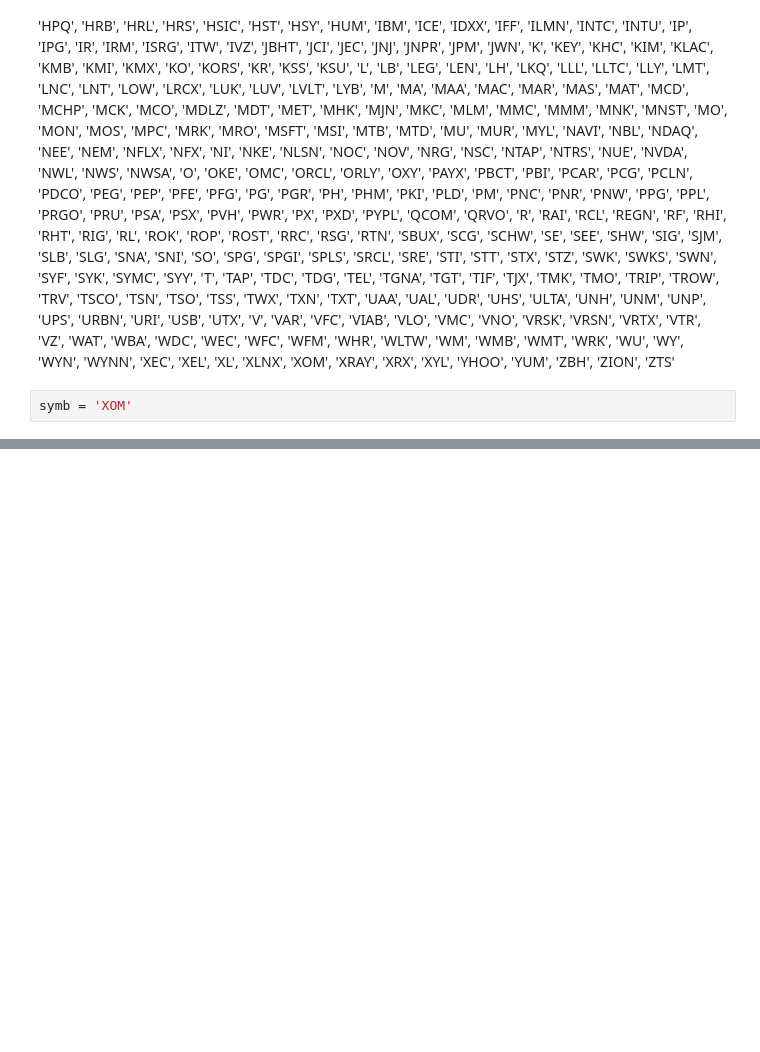
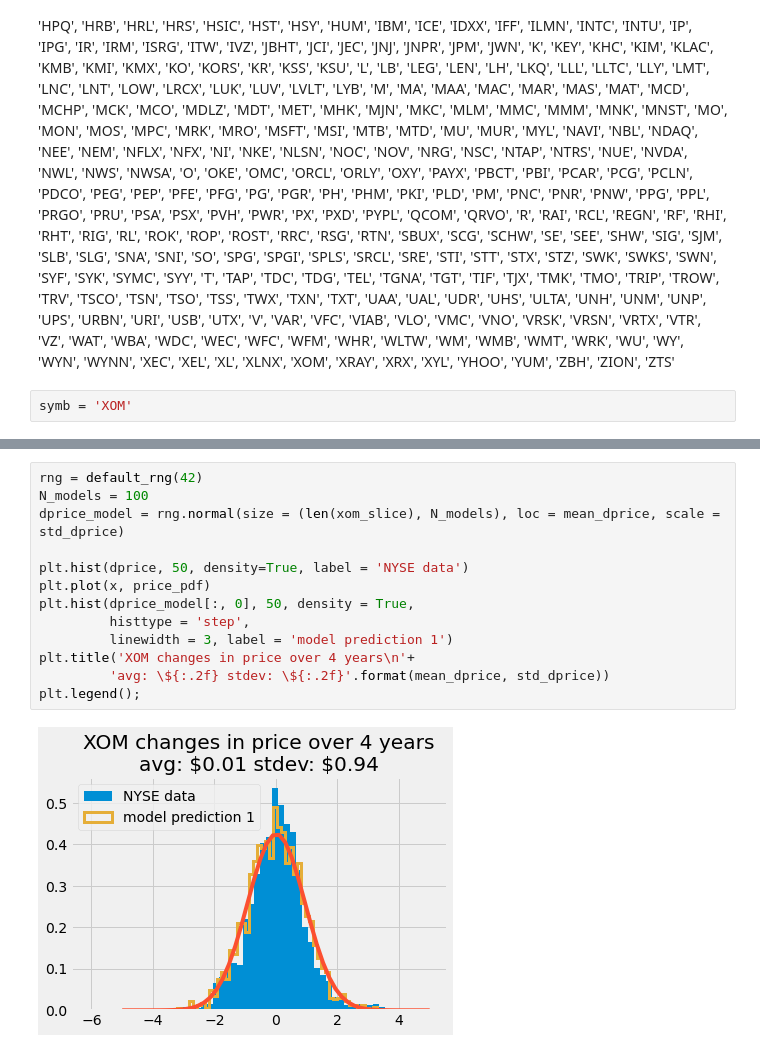
Before and after one commit to hamwalker/computational-mechanics, a Jupyter notebook: projects/notebooks/02_Analyze-data_project.ipynb, the cells around one changed output, grey strips where cells are left out. Saved outputs shown, nothing was run; the diff lists cells and outputs as text; blank space fills up the shorter version.

```diff
--- a/projects/notebooks/02_Analyze-data_project.ipynb
+++ b/projects/notebooks/02_Analyze-data_project.ipynb
@@ -249,0 +283,15 @@ plt.plot(xom_data['date'], xom_data['open'])
+# %%
+rng = default_rng(42)
+N_models = 100
+dprice_model = rng.normal(size = (len(xom_slice), N_models), loc = mean_dprice, scale = std_dprice)
+
+plt.hist(dprice, 50, density=True, label = 'NYSE data')
+plt.plot(x, price_pdf)
+plt.hist(dprice_model[:, 0], 50, density = True,
+         histtype = 'step',
+         linewidth = 3, label = 'model prediction 1')
+plt.title('XOM changes in price over 4 years\n'+
+         'avg: \${:.2f} stdev: \${:.2f}'.format(mean_dprice, std_dprice))
+plt.legend();
+# %% [output]
+[figure, added]
```
Also changed, not shown: parts of 6 cells of this notebook, 1 other file.
